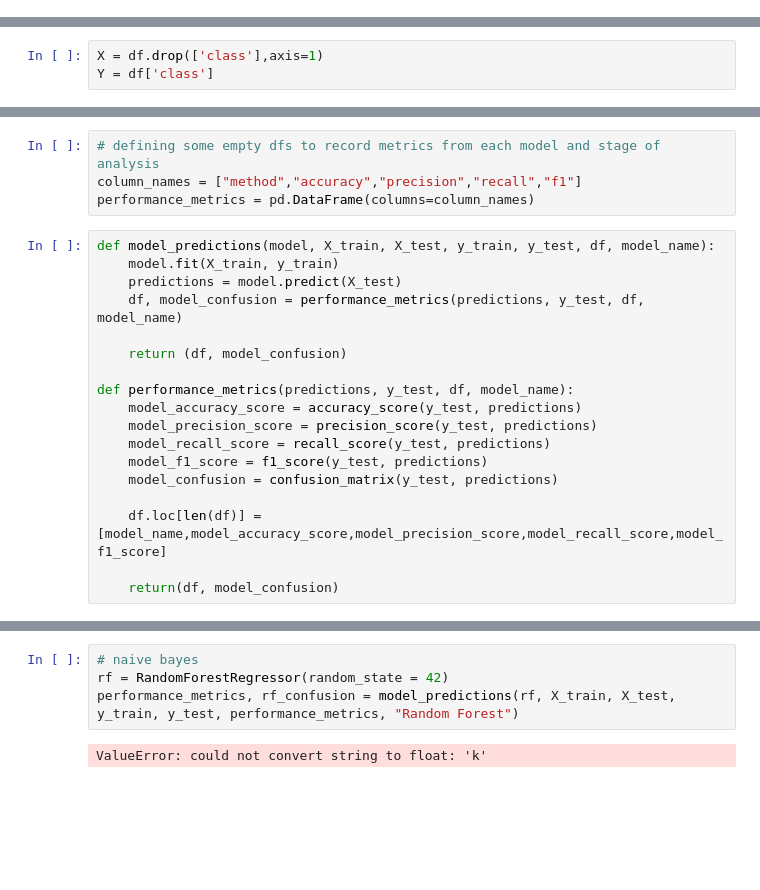
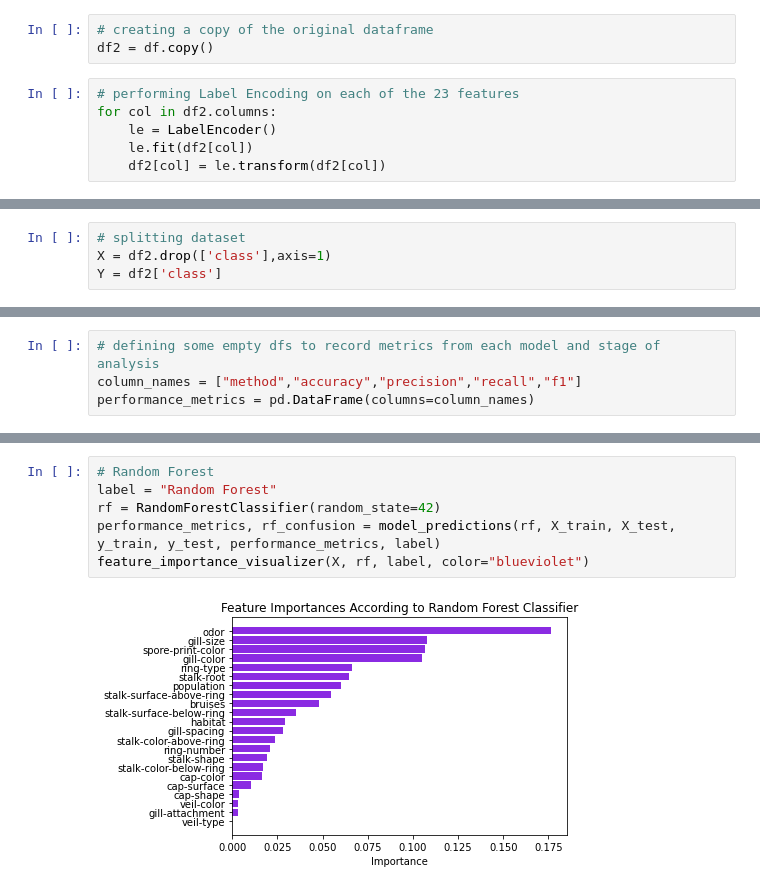
Before and after one commit to awesomecosmos/Mushroom-Classification, a Jupyter notebook: mushroom_classification.ipynb, the cells around one changed output, grey strips where cells are left out. Saved outputs shown, nothing was run; the diff lists cells and outputs as text; blank space fills up the shorter version.

Commit message:
added initial classifiers

```diff
--- a/mushroom_classification.ipynb
+++ b/mushroom_classification.ipynb
@@ -148,0 +199,9 @@ habitat ['u' 'g' 'm' 'd' 'p' 'w' 'l']
+# %%
+# creating a copy of the original dataframe
+df2 = df.copy()
+# %%
+# performing Label Encoding on each of the 23 features
+for col in df2.columns:
+    le = LabelEncoder()
+    le.fit(df2[col])
+    df2[col] = le.transform(df2[col])
@@ -149,4 +253,5 @@ habitat ['u' 'g' 'm' 'd' 'p' 'w' 'l']
 # %%
-X = df.drop(['class'],axis=1)
-Y = df['class']
+# splitting dataset
+X = df2.drop(['class'],axis=1)
+Y = df2['class']
 # %%
@@ -155,21 +261,3 @@ X_train, X_test, y_train, y_test = train_test_split(X, Y, test_size = 0.2, rando
 # defining some empty dfs to record metrics from each model and stage of analysis
 column_names = ["method","accuracy","precision","recall","f1"]
 performance_metrics = pd.DataFrame(columns=column_names)
-# %%
-def model_predictions(model, X_train, X_test, y_train, y_test, df, model_name):
-    model.fit(X_train, y_train)
-    predictions = model.predict(X_test)
-    df, model_confusion = performance_metrics(predictions, y_test, df, model_name)
-
-    return (df, model_confusion)
-
-def performance_metrics(predictions, y_test, df, model_name):
-    model_accuracy_score = accuracy_score(y_test, predictions)
-    model_precision_score = precision_score(y_test, predictions)
-    model_recall_score = recall_score(y_test, predictions)
-    model_f1_score = f1_score(y_test, predictions)
-    model_confusion = confusion_matrix(y_test, predictions)
-
-    df.loc[len(df)] = [model_name,model_accuracy_score,model_precision_score,model_recall_score,model_f1_score]
-
-    return(df, model_confusion)
@@ -182,6 +270,8 @@ ValueError: could not convert string to float: 'k'
 # %%
-# naive bayes
-rf = RandomForestRegressor(random_state = 42)
-performance_metrics, rf_confusion = model_predictions(rf, X_train, X_test, y_train, y_test, performance_metrics, "Random Forest")
+# Random Forest
+label = "Random Forest"
+rf = RandomForestClassifier(random_state=42)
+performance_metrics, rf_confusion = model_predictions(rf, X_train, X_test, y_train, y_test, performance_metrics, label)
+feature_importance_visualizer(X, rf, label, color="blueviolet")
 # %% [output]
-ValueError: could not convert string to float: 'k'
+[figure, added]
```
Also changed, not shown: parts of 26 cells of this notebook.
